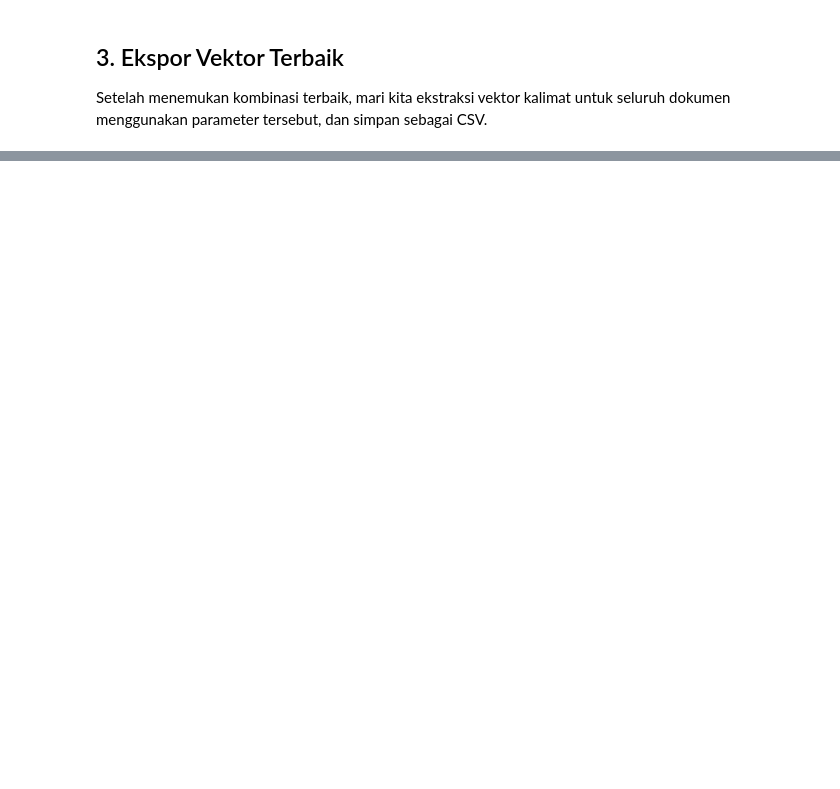
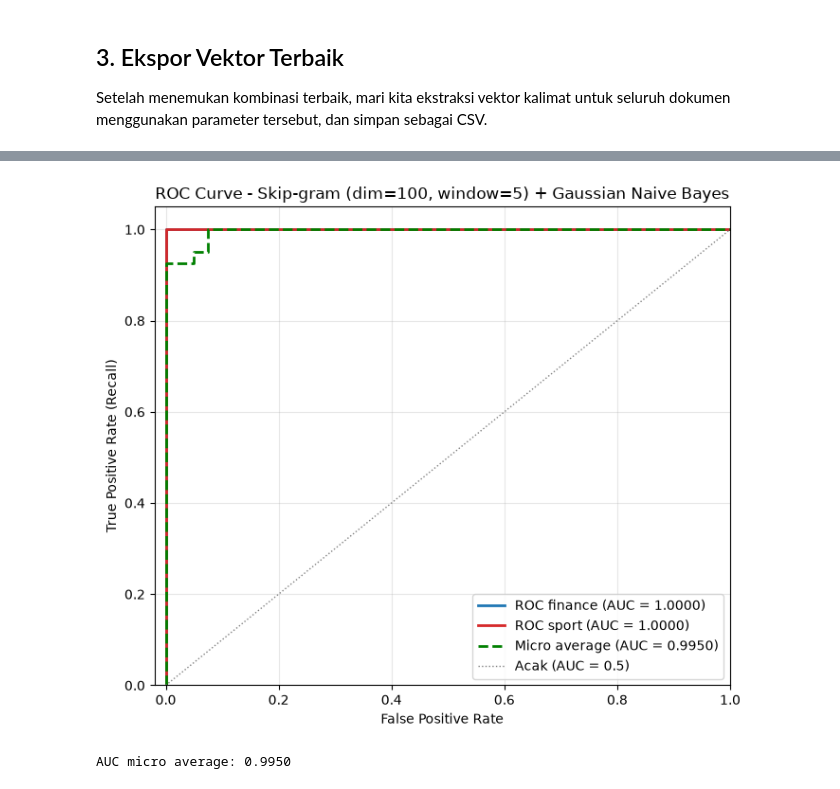
Before and after one commit to Nicoulass/ppw, a Jupyter notebook: Notebooks/materi5.ipynb, the cells around one changed output, grey strips where cells are left out. Cells and saved outputs as stored; diff of their text form; code cells hidden in the pictures; blank space fills up the shorter version.

```diff
--- a/Notebooks/materi5.ipynb
+++ b/Notebooks/materi5.ipynb
@@ -206,0 +497,39 @@ Diatas Adalah Gambar dari Confusion Matrix, dijelaskan di gambar atas yaitu data
+# %%
+from sklearn.metrics import auc, roc_curve
+
+%matplotlib inline
+
+y_true_bin = np.zeros((len(y_te_idx), len(labels)), dtype=int)
+for i, idx_val in enumerate(y_te_idx):
+    y_true_bin[i, idx_val] = 1
+
+fpr_micro, tpr_micro, _ = roc_curve(y_true_bin.ravel(), proba.ravel())
+auc_micro = auc(fpr_micro, tpr_micro)
+
+fig, ax = plt.subplots(figsize=(7, 6))
+colors = ["#1f77b4", "#d62728"]
+
+for i, kelas in enumerate(labels):
+    fpr_i, tpr_i, _ = roc_curve(y_true_bin[:, i], proba[:, i])
+    auc_i = auc(fpr_i, tpr_i)
+    ax.plot(fpr_i, tpr_i, color=colors[i % len(colors)], lw=2,
+            label=f"ROC {kelas} (AUC = {auc_i:.4f})")
+
+ax.plot(fpr_micro, tpr_micro, color="green", lw=2, linestyle="--",
+        label=f"Micro average (AUC = {auc_micro:.4f})")
+ax.plot([0, 1], [0, 1], color="gray", lw=1, linestyle=":", label="Acak (AUC = 0.5)")
+
+ax.set_xlim([-0.02, 1.0])
+ax.set_ylim([0.0, 1.05])
+ax.set_xlabel("False Positive Rate")
+ax.set_ylabel("True Positive Rate (Recall)")
+ax.set_title("ROC Curve - Skip-gram (dim=100, window=5) + Gaussian Naive Bayes")
+ax.legend(loc="lower right")
+ax.grid(alpha=0.3)
+plt.tight_layout()
+plt.show()
+
+print(f"AUC micro average: {auc_micro:.4f}")
+# %% [output]
+[figure, added]
+AUC micro average: 0.9950
```
Also changed, not shown: parts of 32 cells of this notebook, 25 other files.
